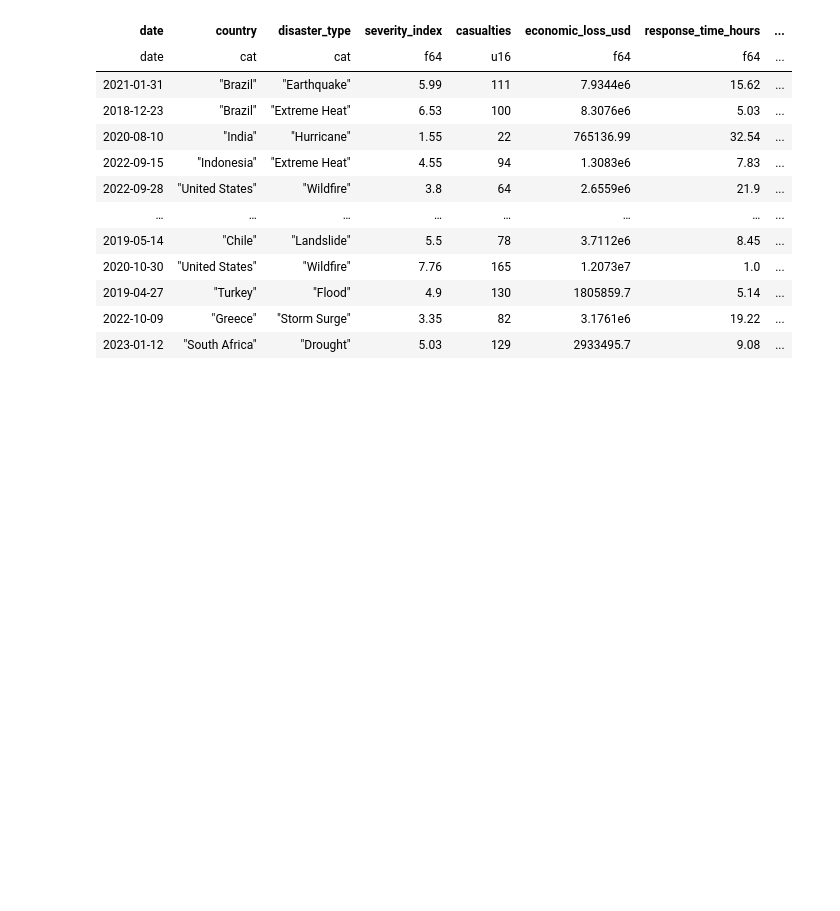
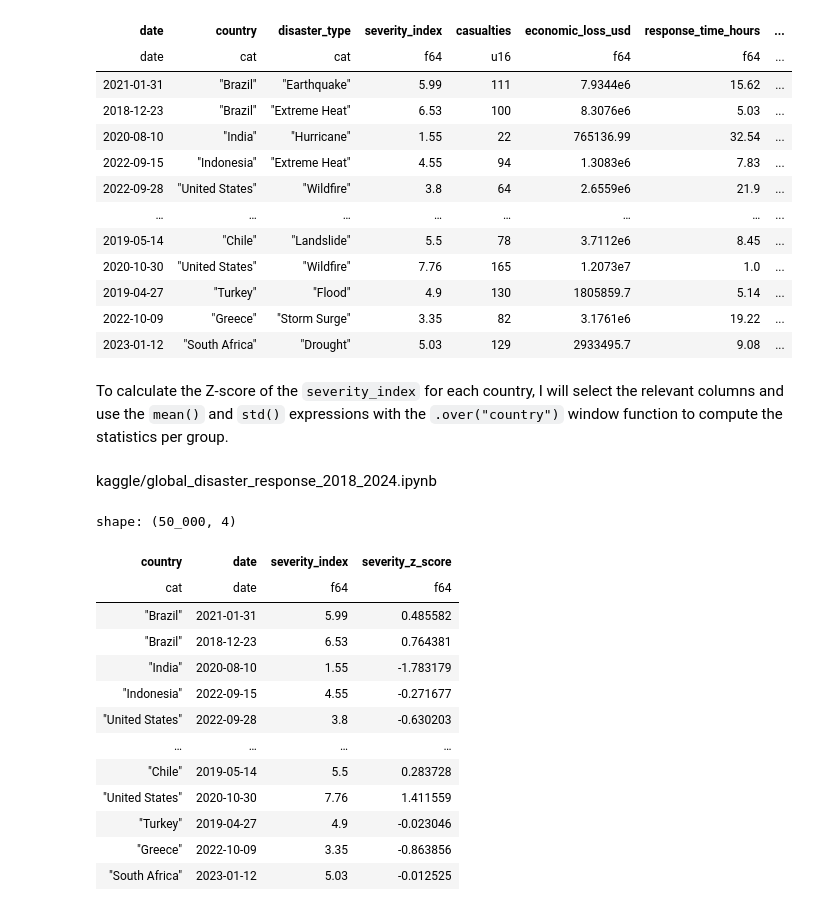
Before and after one commit to ZygimantasB/polars_library, a Jupyter notebook: kaggle/global_disaster_response_2018_2024.ipynb, the cells around one changed output. Drawn from its saved outputs; the diff is of its cells as text; code cells hidden in the pictures; blank space fills up the shorter version.

```diff
--- a/kaggle/global_disaster_response_2018_2024.ipynb
+++ b/kaggle/global_disaster_response_2018_2024.ipynb
@@ -258,3 +258,29 @@ shape: (50_000, 12)
 | 2019-04-27 | "Turkey" | "Flood" | 4.9 | 130 | 1805859.7 | 5.14 | ... |
 | 2022-10-09 | "Greece" | "Storm Surge" | 3.35 | 82 | 3.1761e6 | 19.22 | ... |
 | 2023-01-12 | "South Africa" | "Drought" | 5.03 | 129 | 2933495.7 | 9.08 | ... |
+# %% [markdown]
+To calculate the Z-score of the `severity_index` for each country, I will select the relevant columns and use the `mean()` and `std()` expressions with the `.over("country")` window function to compute the statistics per group.
+# %% [markdown]
+<llm-snippet-file>kaggle/global_disaster_response_2018_2024.ipynb</llm-snippet-file>
+# %%
+df.select("country", "date", "severity_index").with_columns(
+    (
+            (pl.col("severity_index") - pl.col("severity_index").mean().over("country"))
+            / pl.col("severity_index").std().over("country")
+    ).alias("severity_z_score")
+)
+# %% [output]
+shape: (50_000, 4)
+| country | date | severity_index | severity_z_score |
+| cat | date | f64 | f64 |
+| "Brazil" | 2021-01-31 | 5.99 | 0.485582 |
+| "Brazil" | 2018-12-23 | 6.53 | 0.764381 |
+| "India" | 2020-08-10 | 1.55 | -1.783179 |
+| "Indonesia" | 2022-09-15 | 4.55 | -0.271677 |
+| "United States" | 2022-09-28 | 3.8 | -0.630203 |
+| … | … | … | … |
+| "Chile" | 2019-05-14 | 5.5 | 0.283728 |
+| "United States" | 2020-10-30 | 7.76 | 1.411559 |
+| "Turkey" | 2019-04-27 | 4.9 | -0.023046 |
+| "Greece" | 2022-10-09 | 3.35 | -0.863856 |
+| "South Africa" | 2023-01-12 | 5.03 | -0.012525 |
```
Also changed, not shown: 1 other file.
